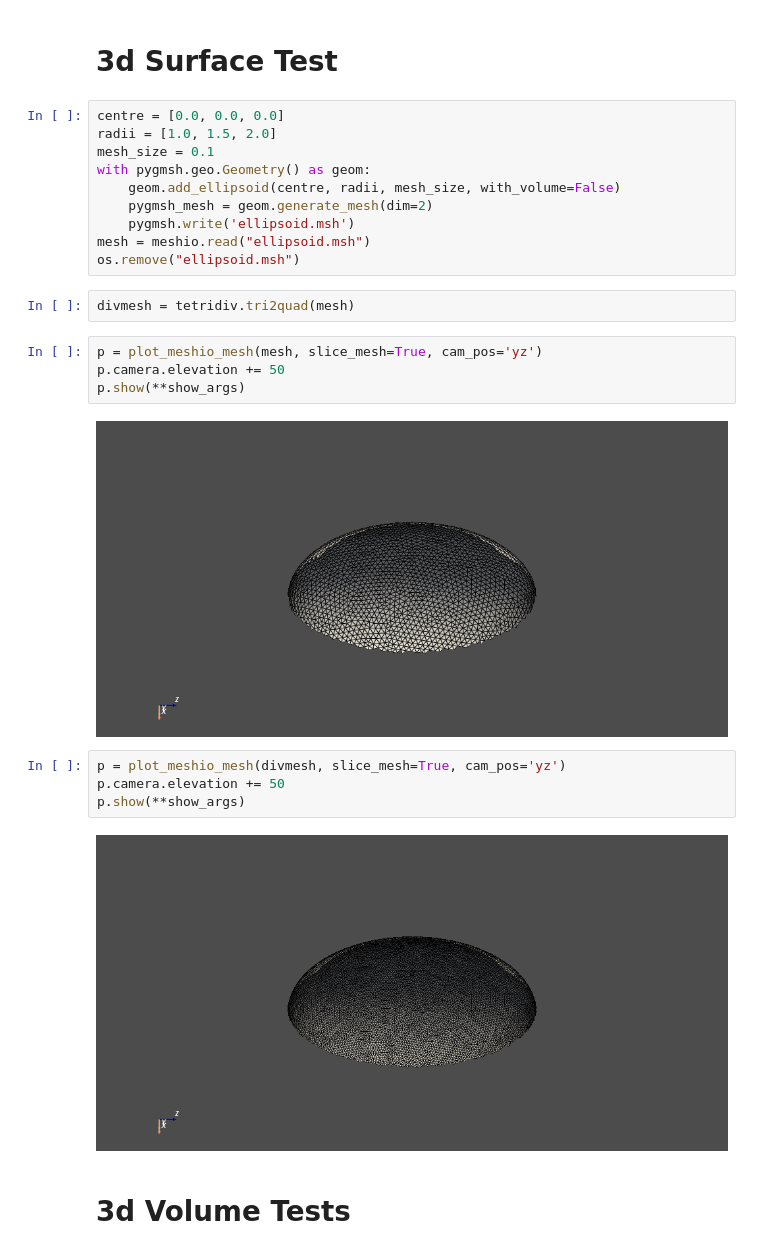
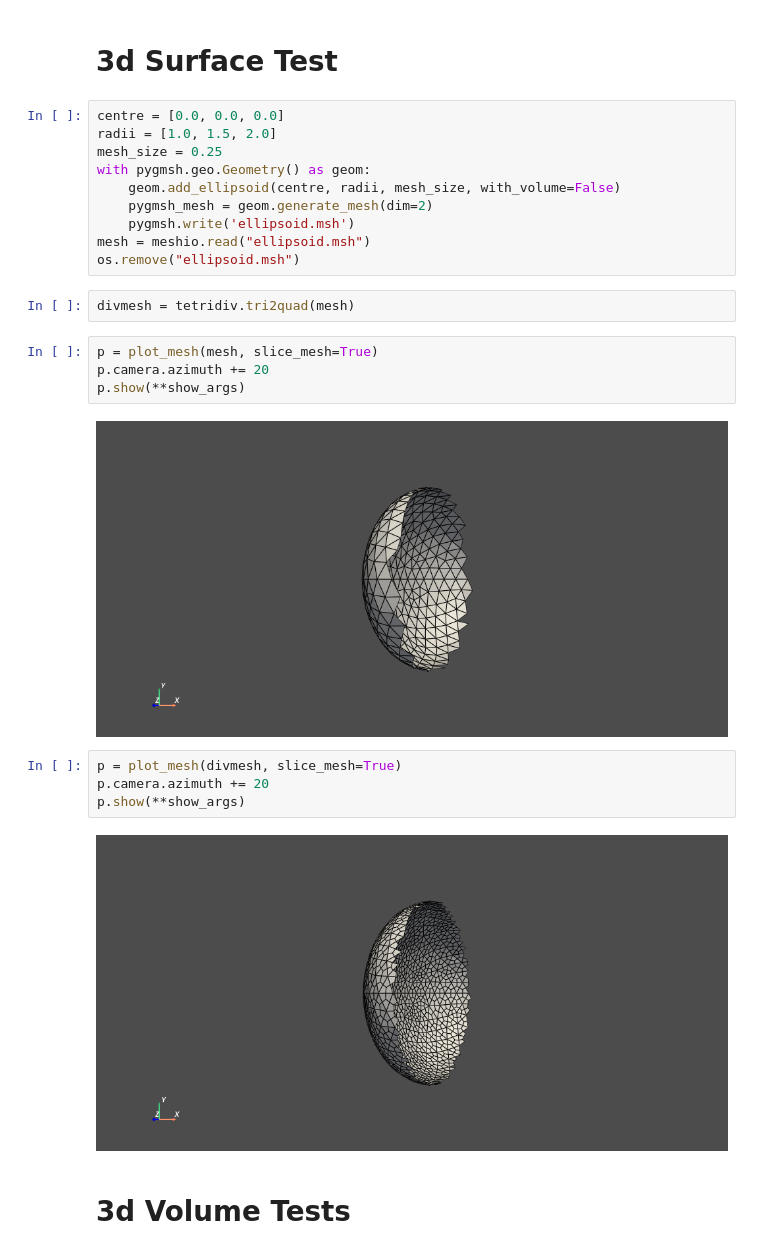
Before and after one commit to mabilton/tetridiv, a Jupyter notebook: examples/simple_shapes.ipynb, the cells around one changed output. Saved outputs shown, nothing was run; the diff lists cells and outputs as text.

```diff
--- a/examples/simple_shapes.ipynb
+++ b/examples/simple_shapes.ipynb
@@ -43,7 +47,7 @@ p.show(**show_args)
 # %%
 centre = [0.0, 0.0, 0.0]
 radii = [1.0, 1.5, 2.0]
-mesh_size = 0.1
+mesh_size = 0.25
 with pygmsh.geo.Geometry() as geom:
     geom.add_ellipsoid(centre, radii, mesh_size, with_volume=False)
     pygmsh_mesh = geom.generate_mesh(dim=2)
@@ -53,17 +57,17 @@ os.remove("ellipsoid.msh")
 # %%
 divmesh = tetridiv.tri2quad(mesh)
 # %%
-p = plot_meshio_mesh(mesh, slice_mesh=True, cam_pos='yz')
-p.camera.elevation += 50
+p = plot_mesh(mesh, slice_mesh=True)
+p.camera.azimuth += 20
 p.show(**show_args)
 # %% [output]
-[figure, old version]
+[figure, new version]
 # %%
-p = plot_meshio_mesh(divmesh, slice_mesh=True, cam_pos='yz')
-p.camera.elevation += 50
+p = plot_mesh(divmesh, slice_mesh=True)
+p.camera.azimuth += 20
 p.show(**show_args)
 # %% [output]
-[figure, old version]
+[figure, new version]
 # %% [markdown]
 # 3d Volume Tests
 # %%
```
Also changed, not shown: parts of 8 cells of this notebook, 5 other files.
